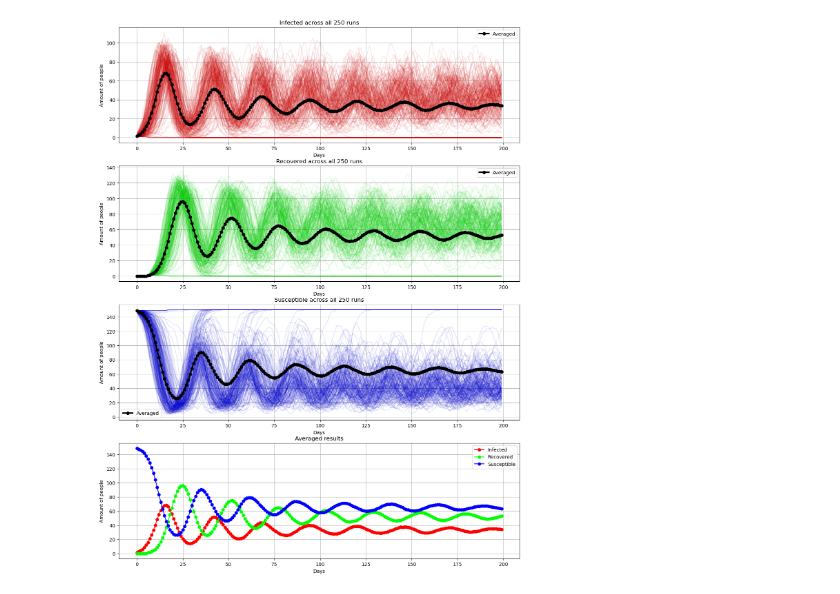
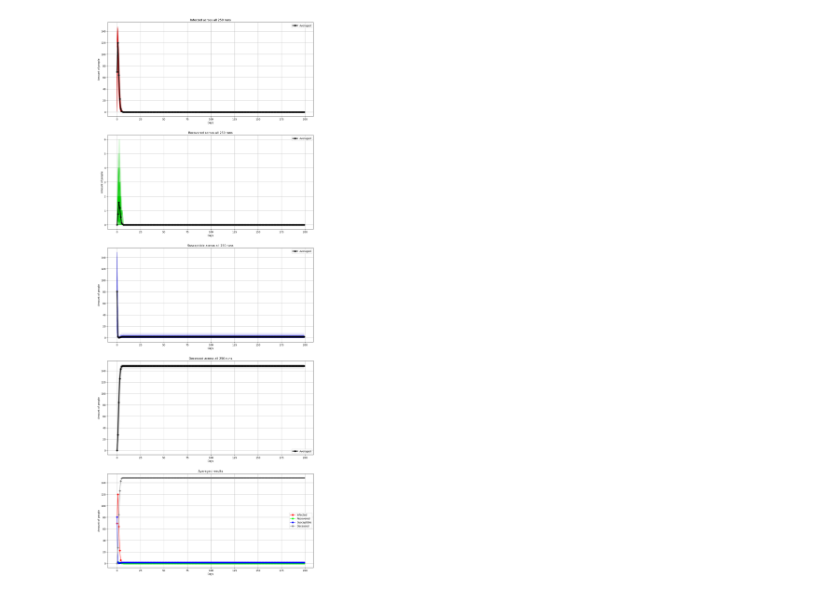
Before and after one commit to karpada2/comp_sci_mini_project, a Jupyter notebook: watts_strogatz_better.ipynb, the cells around one changed output. Drawn from its saved outputs; the diff is of its cells as text; code cells hidden in the pictures.

Commit message:
added death and some other shit

```diff
--- a/watts_strogatz_better.ipynb
+++ b/watts_strogatz_better.ipynb
@@ -4,7 +4,7 @@ import random
 import networkx as nx
 import time
 
-plt.rcParams["figure.figsize"] = (15, 20)
+plt.rcParams["figure.figsize"] = (15, 40)
 
 Rewiring_Prob = 0.3
 Nodes = 150
@@ -12,16 +12,32 @@ Nearest_Neighbors = 6
 simulations_to_run = 250
 
 simulation_time = 200
-recovered_immunity_time = 10
-infected_lasting_time = 5
-infection_coefficient = 0.2
+recovery_chance = 0.01
+lose_recovery_chance = 0.9
+infection_coefficient = 10
+death_chance = 0.4
 
 x_axis_values = [i for i in range(simulation_time)]
 
-fig, ax = plt.subplots(4, 1)
-infected_graph, recovered_graph, susceptible_graph, overall_graph = ax
+fig, ax = plt.subplots(5, 1)
+infected_graph, recovered_graph, susceptible_graph, deceased_graph, overall_graph = ax
 
-stats = {"Infected" : [0]*simulation_time, "Recovered" : [0]*simulation_time, "Susceptible" : [0]*simulation_time}
+stats = {"Infected" : [0]*simulation_time, "Recovered" : [0]*simulation_time, "Susceptible" : [0]*simulation_time, "Deceased" : [0]*simulation_time}
+
+def get_next_node_status(curr_status, days_passed):
+    if curr_status == "Deceased":
+        return "Deceased"
+    elif curr_status == "Infected":
+        for i in range(days_passed):
+            if random.random() < recovery_chance:
+                return "Recovered"
+            if random.random() < death_chance:
+                return "Deceased"
+    elif curr_status == "Recovered":
+        for i in range(days_passed):
+            if random.random() < lose_recovery_chance:
+                return "Susceptible"
+    return curr_status
 
 for simulation in range(simulations_to_run):
     random.seed = 250
@@ -32,7 +48,7 @@ for simulation in range(simulations_to_run):
 
     # Assign node attributes
     patient_zero_ind = random.randint(0, Nodes-1)
-    nx.set_node_attributes(graph, {1: "Infected", 2: "Susceptible", 3: "Recovered"}, "status")
+    nx.set_node_attributes(graph, {1: "Infected", 2: "Susceptible", 3: "Recovered", 4: "Deceased"}, "status")
     for node in graph.nodes():
         graph.nodes[node]["status"] = "Susceptible"
         graph.nodes[node]["time_since_infected"] = -1
@@ -54,7 +70,7 @@ for simulation in range(simulations_to_run):
     edge_strengths = {(u, v): graph[u][v]['weight'] for u, v in graph.edges()}
 
     random.seed = round(time.time()*1000) # set the seed to a pseudo-random value
-    this_simulation_stats = {"Infected" : [0]*simulation_time, "Recovered" : [0]*simulation_time, "Susceptible" : [0]*simulation_time}
+    this_simulation_stats = {"Infected" : [0]*simulation_time, "Recovered" : [0]*simulation_time, "Susceptible" : [0]*simulation_time, "Deceased" : [0]*simulation_time}
     for t in range(simulation_time): #simulation time
         for node in graph.nodes(): #all nodes
             stats[graph.nodes[node]["status"]][t] += 1
@@ -65,23 +81,30 @@ for simulation in range(simulations_to_run):
                     infect_chance = random.random()
                     if infection_coefficient * graph[neighbor][node]['weight'] >= infect_chance and graph.nodes[neighbor]["status"] == "Susceptible":
                         graph.nodes[neighbor]['status'] = 'Infected'
-                        graph.nodes[neighbor]["time_since_infected"] == 0
+                        graph.nodes[neighbor]["time_since_infected"] = 0
 
                 # check if should be recovered
                 graph.nodes[node]["time_since_infected"] += 1
-                if graph.nodes[node]["time_since_infected"] > infected_lasting_time:
-                    graph.nodes[node]["status"] = 'Recovered'
+                next_status = get_next_node_status(graph.nodes[node]["status"], graph.nodes[node]["time_since_infected"])
+                if next_status == "Recovered":
+                    graph.nodes[node]["status"] = next_status
+                    graph.nodes[node]["time_since_recovered"] = 0
                     graph.nodes[node]["time_since_infected"] = -1
-                    graph.nodes[node]["time_since_recovered"] = 0
+                elif next_status == "Deceased":
+                    graph.nodes[node]["status"] = next_status
+                    graph.nodes[node]["time_since_infected"] = -1
 
             elif graph.nodes[node]["status"] == "Recovered":
                 graph.nodes[node]["time_since_recovered"] += 1
-                if graph.nodes[node]["time_since_recovered"] > recovered_immunity_time:
-                    graph.nodes[node]["status"] = 'Susceptible'
+                next_status = get_next_node_status(graph.nodes[node]["status"], graph.nodes[node]["time_since_recovered"])
+                if next_status != graph.nodes[node]["status"]:
+                    graph.nodes[node]["status"] = next_status
                     graph.nodes[node]["time_since_recovered"] = -1
     infected_graph.plot(x_axis_values, this_simulation_stats["Infected"], "-", color="#cc0000", alpha=0.1)
     recovered_graph.plot(x_axis_values, this_simulation_stats["Recovered"], "-", color="#00cc00", alpha=0.1)
     susceptible_graph.plot(x_axis_values, this_simulation_stats["Susceptible"], "-", color="#0000cc", alpha=0.1)
+    deceased_graph.plot(x_axis_values, this_simulation_stats["Deceased"], "-", color="#aaaaaa", alpha=0.1)
+
 
 for stat in stats.values():
     for i in range(simulation_time):
@@ -94,31 +117,38 @@ overall_graph.plot(x_axis_values, stats["Recovered"], "-o", label="Recovered", c
 recovered_graph.plot(x_axis_values, stats["Recovered"], "-o", label="Averaged", color="black", lw=3)
 overall_graph.plot(x_axis_values, stats["Susceptible"], "-o", label="Susceptible", color="blue")
 susceptible_graph.plot(x_axis_values, stats["Susceptible"], "-o", label="Averaged", color="black", lw=3)
+overall_graph.plot(x_axis_values, stats["Deceased"], "-o", label="Deceased", color="grey")
+deceased_graph.plot(x_axis_values, stats["Deceased"], "-o", label="Averaged", color="black", lw=3)
 
 infected_graph.grid()
 recovered_graph.grid()
 susceptible_graph.grid()
+deceased_graph.grid()
 overall_graph.grid()
 
 infected_graph.legend()
 recovered_graph.legend()
 susceptible_graph.legend()
+deceased_graph.legend()
 overall_graph.legend()
 
 infected_graph.set_xlabel("Days")
 recovered_graph.set_xlabel("Days")
 susceptible_graph.set_xlabel("Days")
+deceased_graph.set_xlabel("Days")
 overall_graph.set_xlabel("Days")
 
 infected_graph.set_ylabel("Amount of people")
 recovered_graph.set_ylabel("Amount of people")
 susceptible_graph.set_ylabel("Amount of people")
+deceased_graph.set_ylabel("Amount of people")
 overall_graph.set_ylabel("Amount of people")
 
 infected_graph.set_title(f"Infected across all {simulations_to_run} runs")
 recovered_graph.set_title(f"Recovered across all {simulations_to_run} runs")
 susceptible_graph.set_title(f"Susceptible across all {simulations_to_run} runs")
+deceased_graph.set_title(f"Deceased across all {simulations_to_run} runs")
 overall_graph.set_title("Averaged results")
 plt.show()
 # %% [output]
-[figure, old version]
+[figure, new version]
```
